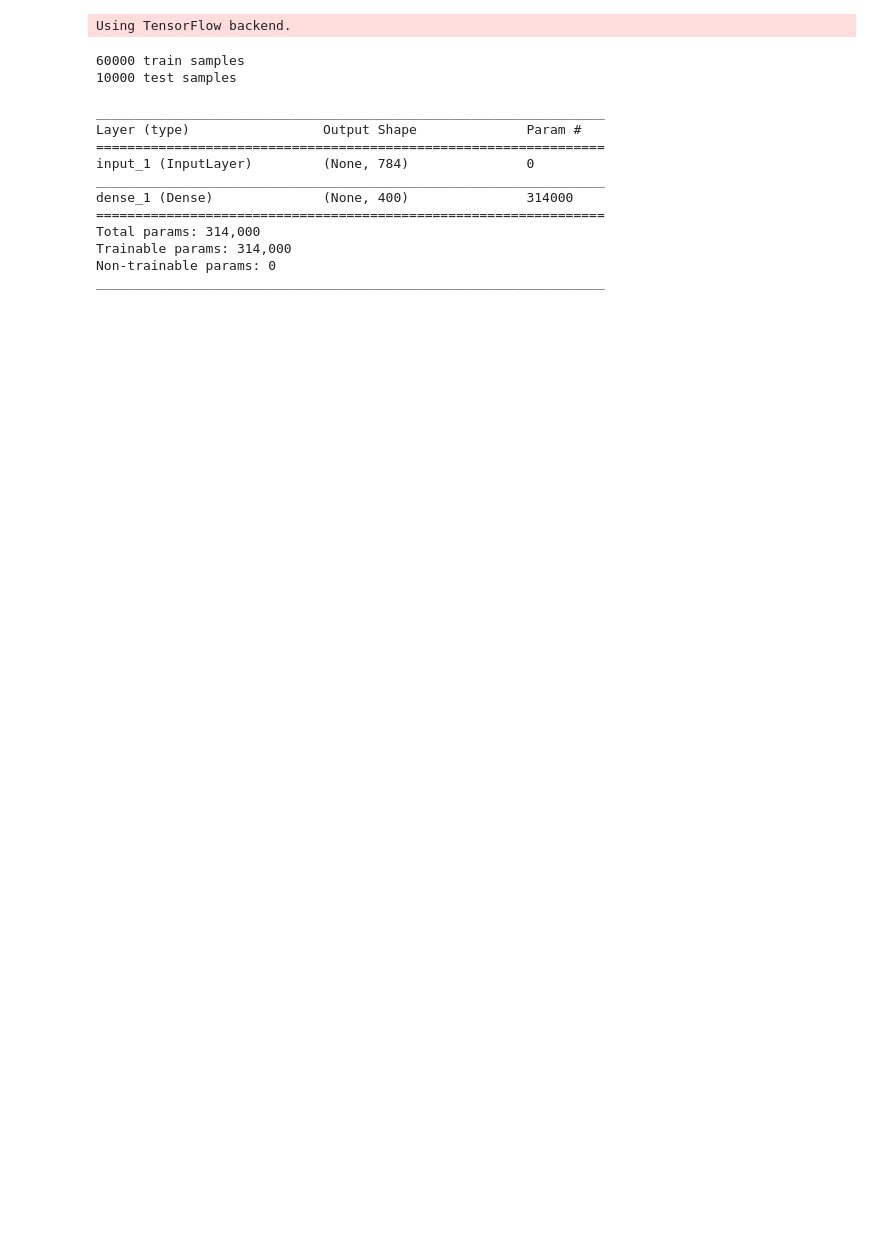
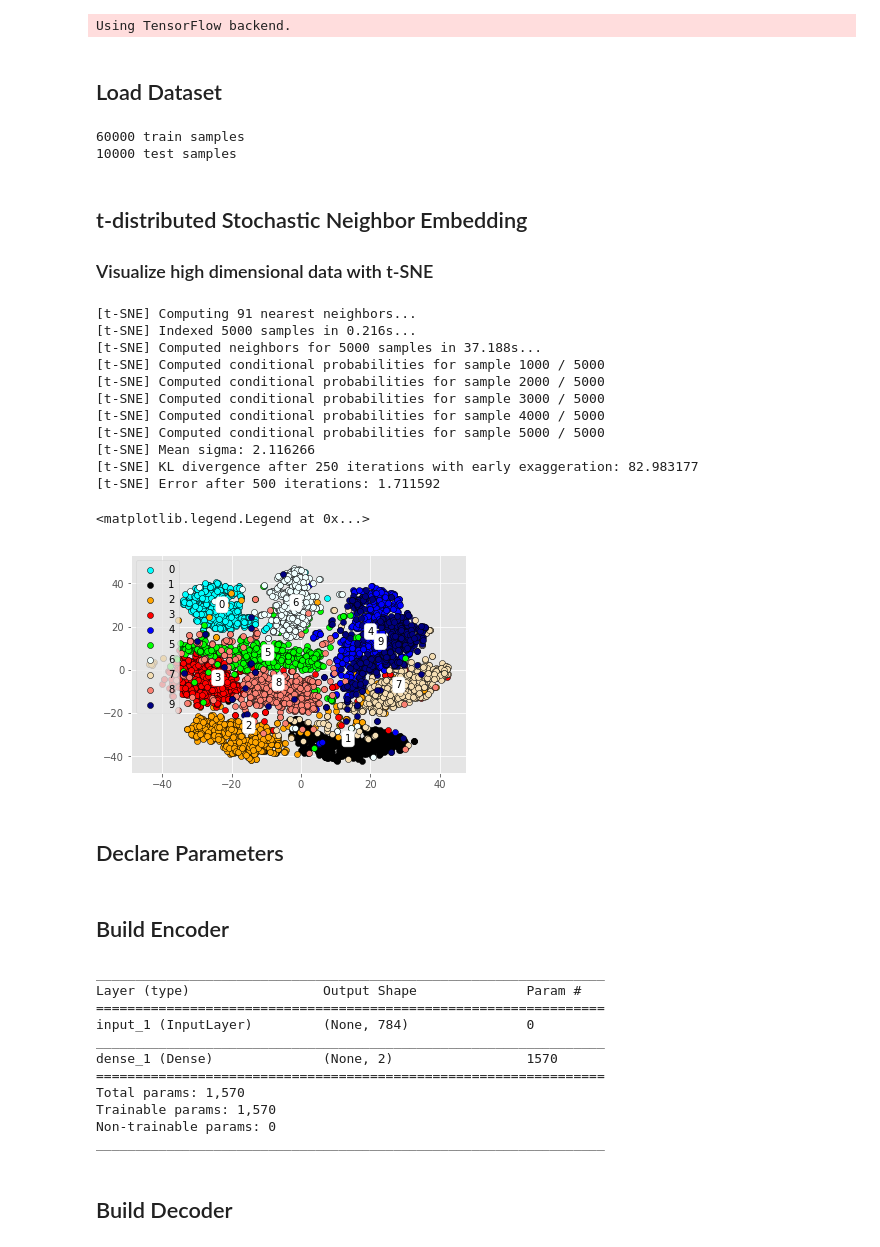
Before and after one commit to taochu/Machine_Learning_Internship_Research, a Jupyter notebook: Autoencoder/Autoencoder.ipynb, the cells around one changed output. Drawn from its saved outputs; the diff is of its cells as text; code cells hidden in the pictures; blank space fills up the shorter version.

```diff
--- a/Autoencoder/Autoencoder.ipynb
+++ b/Autoencoder/Autoencoder.ipynb
@@ -40 +34,3 @@ Using TensorFlow backend.
+# %% [markdown]
+## Load Dataset
 # %%
@@ -49,19 +46,39 @@ print(X_test.shape[0], 'test samples')
 # %% [output]
 60000 train samples
 10000 test samples
+# %% [markdown]
+## t-distributed Stochastic Neighbor Embedding
+### Visualize high dimensional data with t-SNE
 # %%
-# from sklearn.manifold import TSNE
-# X_tsne=X_test[:5000].reshape(5000,-1)
-# tsne=TSNE(n_components=2,verbose=1,n_iter=500).fit_transform(X_tsne)
-# cmap=['cyan','black','orange','red','blue','lime','azure','wheat','salmon','navy']
-# fig,ax=plt.subplots()
-# for i in range(10):
-#     ax.scatter(tsne[y_test[:5000]==i,0],tsne[y_test[:5000]==i,1],
-#                 edgecolors='black',c=cmap[i],
-#                 label=str(i))
-#     ax.annotate(str(i),(tsne[y_test[:5000]==i,0].mean(),tsne[y_test[:5000]==i,1].mean()),
-#                bbox=dict(boxstyle="round", fc="w"))
-# plt.legend()
+from sklearn.manifold import TSNE
+
+X_tsne=X_test[:5000].reshape(5000,-1)
+tsne=TSNE(n_components=2,verbose=1,n_iter=500).fit_transform(X_tsne)
+cmap=['cyan','black','orange','red','blue','lime','azure','wheat','salmon','navy']
+fig,ax=plt.subplots()
+for i in range(10):
+    ax.scatter(tsne[y_test[:5000]==i,0],tsne[y_test[:5000]==i,1],
+                edgecolors='black',c=cmap[i],
+                label=str(i))
+    ax.annotate(str(i),(tsne[y_test[:5000]==i,0].mean(),tsne[y_test[:5000]==i,1].mean()),
+               bbox=dict(boxstyle="round", fc="w"))
+plt.legend()
+# %% [output]
+[t-SNE] Computing 91 nearest neighbors...
+[t-SNE] Indexed 5000 samples in 0.216s...
+[t-SNE] Computed neighbors for 5000 samples in 37.188s...
+[t-SNE] Computed conditional probabilities for sample 1000 / 5000
+[t-SNE] Computed conditional probabilities for sample 2000 / 5000
+[t-SNE] Computed conditional probabilities for sample 3000 / 5000
+[t-SNE] Computed conditional probabilities for sample 4000 / 5000
+[t-SNE] Computed conditional probabilities for sample 5000 / 5000
+[t-SNE] Mean sigma: 2.116266
+[t-SNE] KL divergence after 250 iterations with early exaggeration: 82.983177
+[t-SNE] Error after 500 iterations: 1.711592
+<matplotlib.legend.Legend at 0x...>
+[figure, added]
+# %% [markdown]
+## Declare Parameters
 # %%
 epochs = 100
 batch = 256
@@ -74,13 +87,12 @@ inter_dim1 = 400
 optimizer = 'adam'
+# %% [markdown]
+## Build Encoder
 # %%
 inputs=Input(shape = (X_train.shape[1],))
 x = inputs
-x = Dense(inter_dim1,activation='relu')(x)
-# x = Dense(inter_dim2,activation='relu')(x)
-# x = Dense(inter_dim3,activation='relu')(x)
-# x = Dense(inter_dim4,activation='relu')(x)
-# x = Dense(inter_dim5,activation='relu')(x)
-# latent = Dense(latent_dim)(x)
+for inter in inters:
+    x = Dense(inter,activation='relu')(x)
+x = Dense(latent_dim)(x)
 encoder = Model(inputs,x,name='encoder')
 encoder.summary()
 # %% [output]
@@ -89,10 +101,12 @@ Layer (type)                 Output Shape              Param #
 =================================================================
 input_1 (InputLayer)         (None, 784)               0
 _________________________________________________________________
-dense_1 (Dense)              (None, 400)               314000
+dense_1 (Dense)              (None, 2)                 1570
 =================================================================
-Total params: 314,000
-Trainable params: 314,000
+Total params: 1,570
+Trainable params: 1,570
 Non-trainable params: 0
 _________________________________________________________________
+# %% [markdown]
+## Build Decoder
 # %%
```
Also changed, not shown: parts of 13 cells of this notebook, 8 other files.
